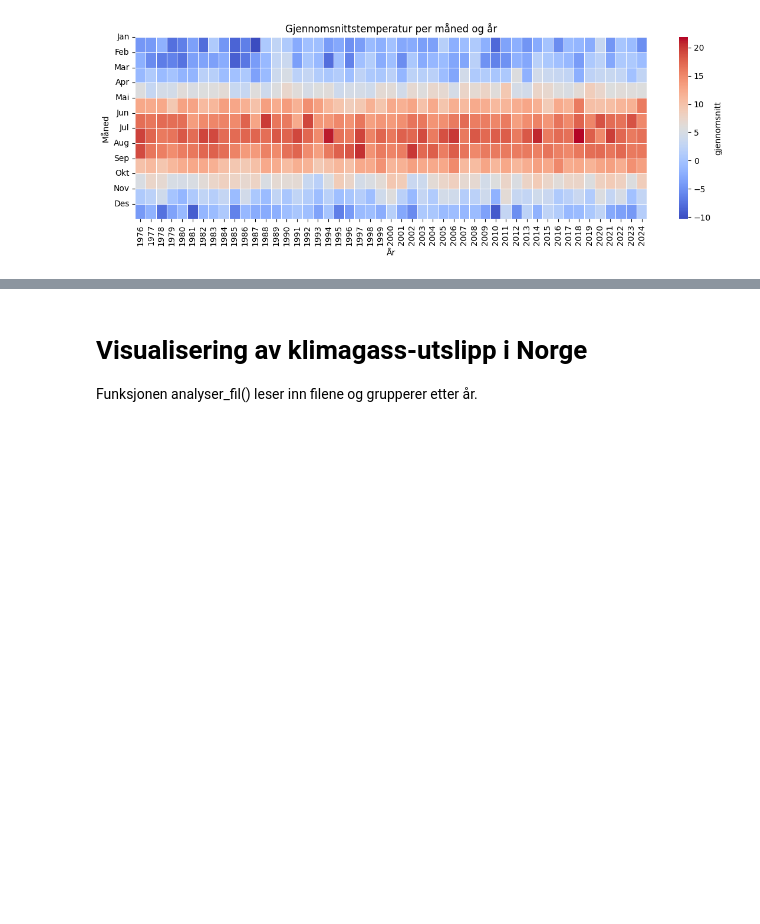
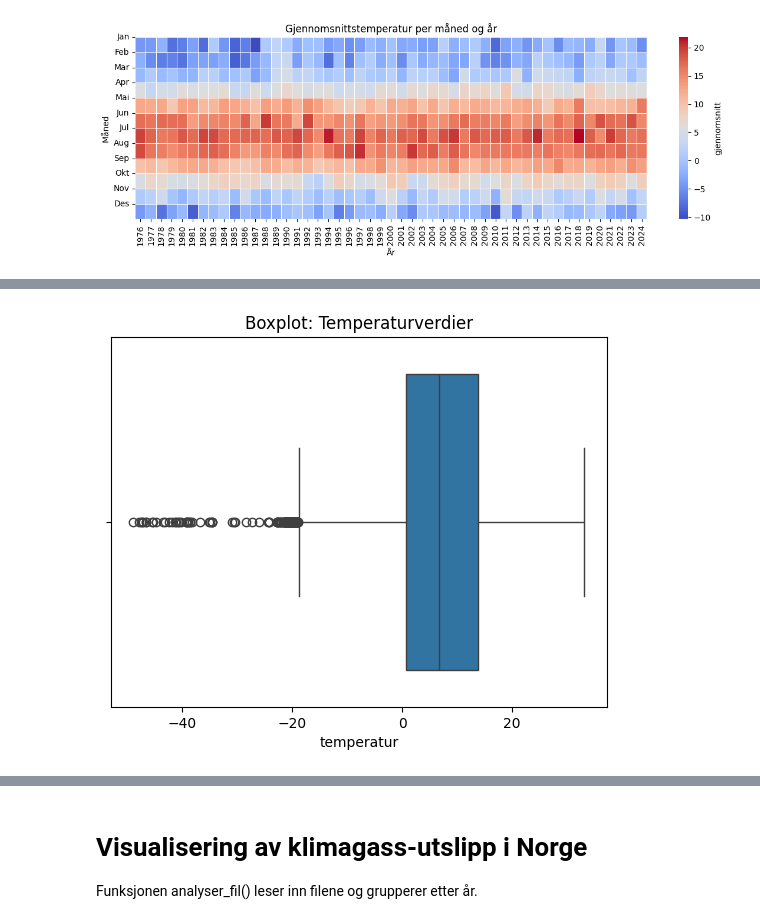
Before and after one commit to idunnbh/Mappe, a Jupyter notebook: notebooks/Visualisering.ipynb, the cells around one changed output, grey strips where cells are left out. Cells and saved outputs as stored; diff of their text form; code cells hidden in the pictures; blank space fills up the shorter version.

```diff
--- a/notebooks/Visualisering.ipynb
+++ b/notebooks/Visualisering.ipynb
@@ -129,0 +165,9 @@ Et overblikk av fargeplottene viser spesielt en trend med at vi får varmere vin
+# %%
+import seaborn as sns
+import matplotlib.pyplot as plt
+
+sns.boxplot(x=df["temperatur"])
+plt.title("Boxplot: Temperaturverdier")
+plt.show()
+# %% [output]
+[figure, added]
```
Also changed, not shown: parts of 16 cells of this notebook, 2 other files.
